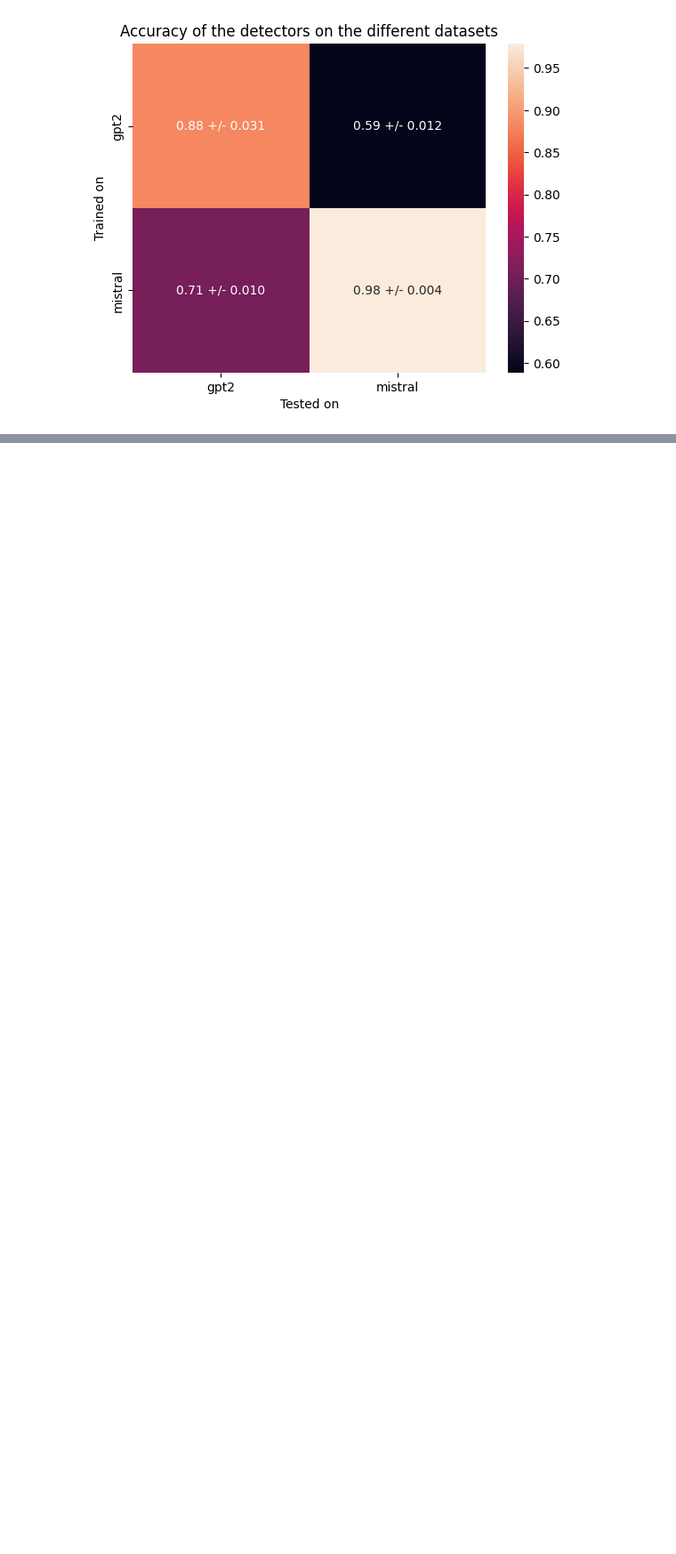
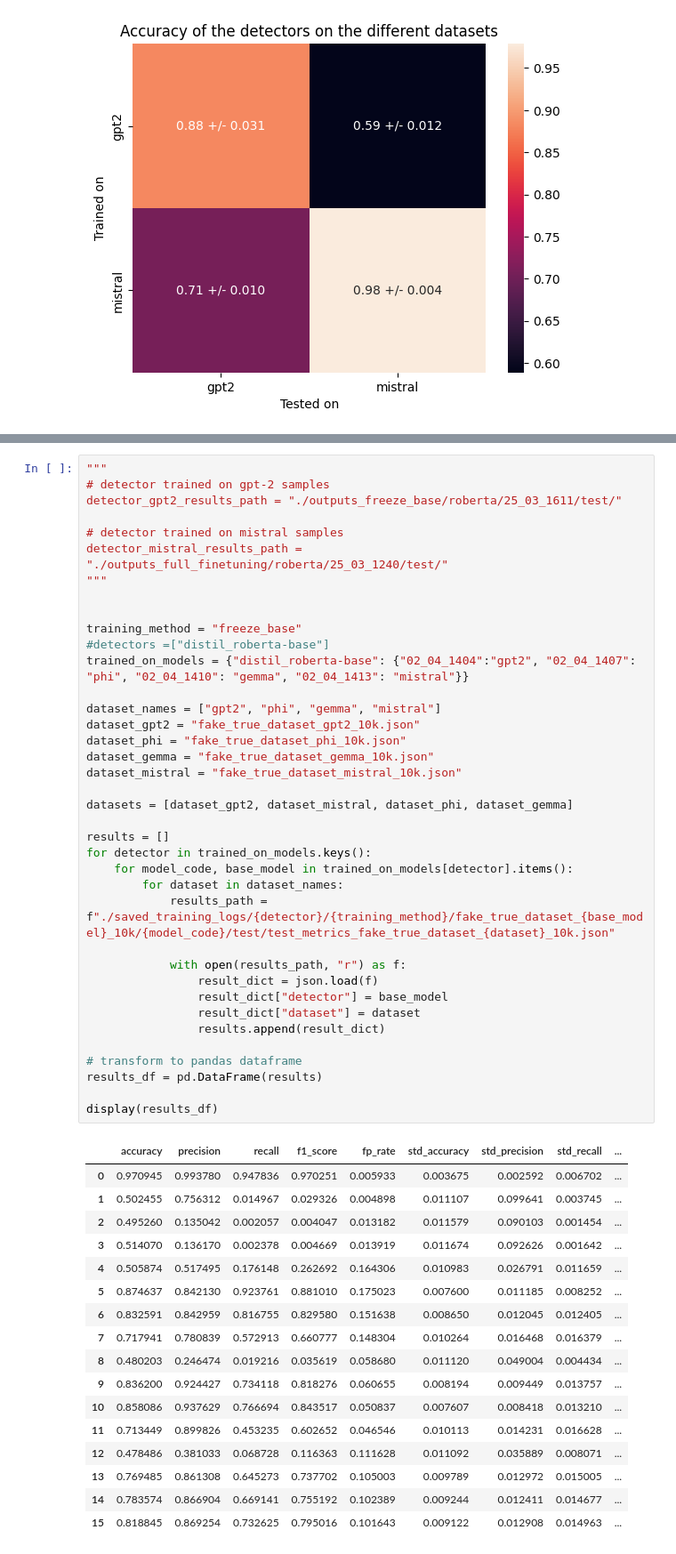
Before and after one commit to marluxiaboss/text_llm_detector, a Jupyter notebook: create_plots_from_logs.ipynb, the cells around one changed output, grey strips where cells are left out. Shown at 89% size. Drawn from its saved outputs; the diff is of its cells as text; blank space fills up the shorter version.

```diff
--- a/create_plots_from_logs.ipynb
+++ b/create_plots_from_logs.ipynb
@@ -260,0 +308,56 @@ plt.show()
+# %%
+"""
+# detector trained on gpt-2 samples
+detector_gpt2_results_path = "./outputs_freeze_base/roberta/25_03_1611/test/"
+
+# detector trained on mistral samples
+detector_mistral_results_path = "./outputs_full_finetuning/roberta/25_03_1240/test/"
+"""
+
+
+training_method = "freeze_base"
+#detectors =["distil_roberta-base"]
+trained_on_models = {"distil_roberta-base": {"02_04_1404":"gpt2", "02_04_1407": "phi", "02_04_1410": "gemma", "02_04_1413": "mistral"}}
+
+dataset_names = ["gpt2", "phi", "gemma", "mistral"]
+dataset_gpt2 = "fake_true_dataset_gpt2_10k.json"
+dataset_phi = "fake_true_dataset_phi_10k.json"
+dataset_gemma = "fake_true_dataset_gemma_10k.json"
+dataset_mistral = "fake_true_dataset_mistral_10k.json"
+
+datasets = [dataset_gpt2, dataset_mistral, dataset_phi, dataset_gemma]
+
+results = []
+for detector in trained_on_models.keys():
+    for model_code, base_model in trained_on_models[detector].items():
+        for dataset in dataset_names:
+            results_path = f"./saved_training_logs/{detector}/{training_method}/fake_true_dataset_{base_model}_10k/{model_code}/test/test_metrics_fake_true_dataset_{dataset}_10k.json"
+
+            with open(results_path, "r") as f:
+                result_dict = json.load(f)
+                result_dict["detector"] = base_model
+                result_dict["dataset"] = dataset
+                results.append(result_dict)
+
+# transform to pandas dataframe
+results_df = pd.DataFrame(results)
+
+display(results_df)
+# %% [output]
+|  | accuracy | precision | recall | f1_score | fp_rate | std_accuracy | std_precision | std_recall | ... |
+| 0 | 0.970945 | 0.993780 | 0.947836 | 0.970251 | 0.005933 | 0.003675 | 0.002592 | 0.006702 | ... |
+| 1 | 0.502455 | 0.756312 | 0.014967 | 0.029326 | 0.004898 | 0.011107 | 0.099641 | 0.003745 | ... |
+| 2 | 0.495260 | 0.135042 | 0.002057 | 0.004047 | 0.013182 | 0.011579 | 0.090103 | 0.001454 | ... |
+| 3 | 0.514070 | 0.136170 | 0.002378 | 0.004669 | 0.013919 | 0.011674 | 0.092626 | 0.001642 | ... |
+| 4 | 0.505874 | 0.517495 | 0.176148 | 0.262692 | 0.164306 | 0.010983 | 0.026791 | 0.011659 | ... |
+| 5 | 0.874637 | 0.842130 | 0.923761 | 0.881010 | 0.175023 | 0.007600 | 0.011185 | 0.008252 | ... |
+| 6 | 0.832591 | 0.842959 | 0.816755 | 0.829580 | 0.151638 | 0.008650 | 0.012045 | 0.012405 | ... |
+| 7 | 0.717941 | 0.780839 | 0.572913 | 0.660777 | 0.148304 | 0.010264 | 0.016468 | 0.016379 | ... |
+| 8 | 0.480203 | 0.246474 | 0.019216 | 0.035619 | 0.058680 | 0.011120 | 0.049004 | 0.004434 | ... |
+| 9 | 0.836200 | 0.924427 | 0.734118 | 0.818276 | 0.060655 | 0.008194 | 0.009449 | 0.013757 | ... |
+| 10 | 0.858086 | 0.937629 | 0.766694 | 0.843517 | 0.050837 | 0.007607 | 0.008418 | 0.013210 | ... |
+| 11 | 0.713449 | 0.899826 | 0.453235 | 0.602652 | 0.046546 | 0.010113 | 0.014231 | 0.016628 | ... |
+| 12 | 0.478486 | 0.381033 | 0.068728 | 0.116363 | 0.111628 | 0.011092 | 0.035889 | 0.008071 | ... |
+| 13 | 0.769485 | 0.861308 | 0.645273 | 0.737702 | 0.105003 | 0.009789 | 0.012972 | 0.015005 | ... |
+| 14 | 0.783574 | 0.866904 | 0.669141 | 0.755192 | 0.102389 | 0.009244 | 0.012411 | 0.014677 | ... |
+| 15 | 0.818845 | 0.869254 | 0.732625 | 0.795016 | 0.101643 | 0.009122 | 0.012908 | 0.014963 | ... |
```
Also changed, not shown: parts of 4 cells of this notebook.
